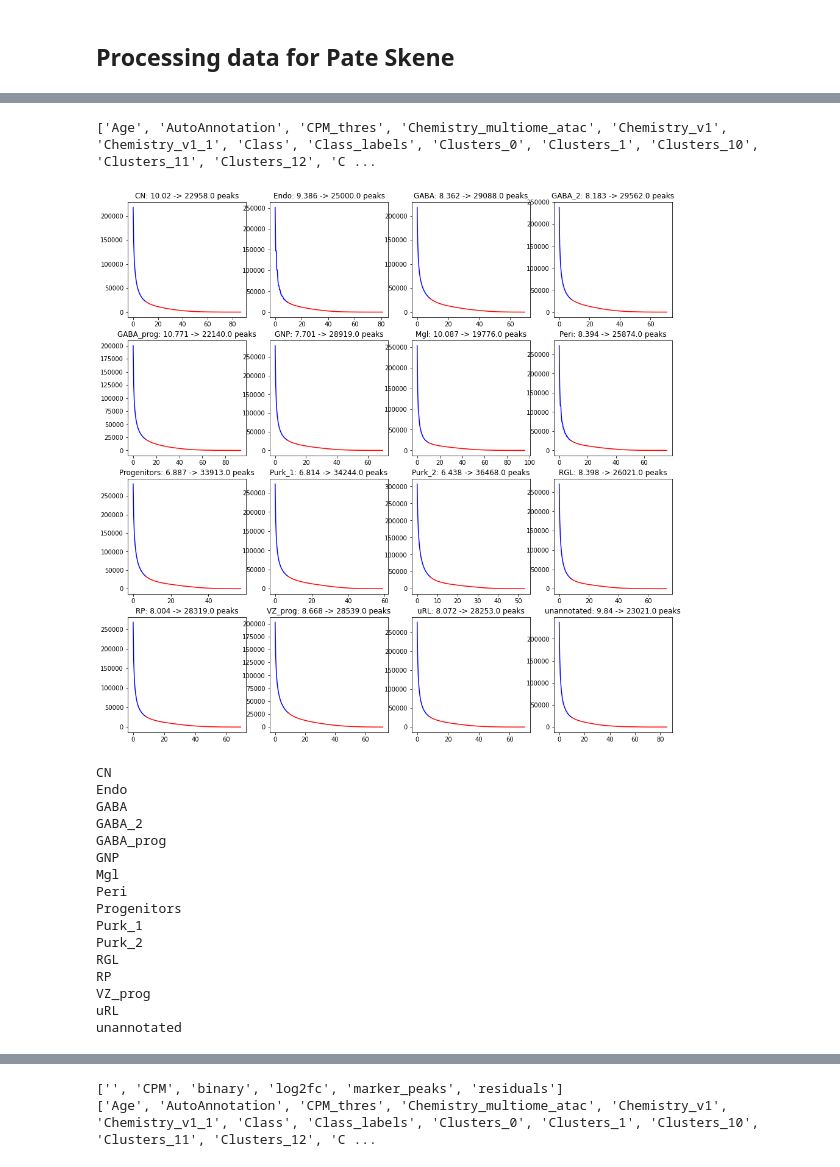
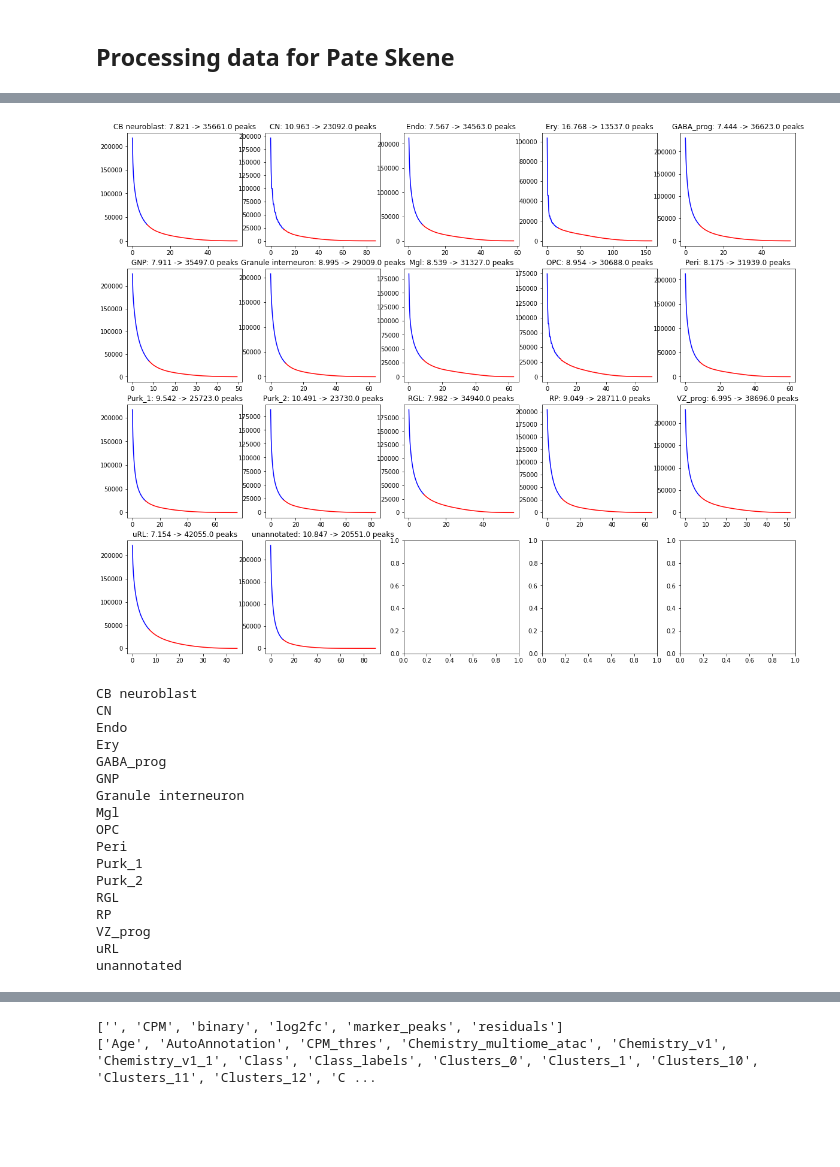
Before and after one commit to linnarsson-lab/chromograph, a Jupyter notebook: notebooks/Skene_HARs.ipynb, the cells around one changed output, grey strips where cells are left out. Saved outputs shown, nothing was run; the diff lists cells and outputs as text; code cells hidden in the pictures; blank space fills up the shorter version.

```diff
--- a/notebooks/Skene_HARs.ipynb
+++ b/notebooks/Skene_HARs.ipynb
@@ -913,4 +1496,0 @@ unannotated: NOBOX PRRX2 COE1 LHX2 DLX3 HXB4
-# %%
-with loompy.connect() as ds:
-    for i in range(ds.shape[1]):
-        print(f'{ds.ca.Class_labels[i]}: {ds.ca.MarkerGenes[i]}')
@@ -935,12 +1498,12 @@ unannotated: HBA1 AC108169.1 HBG1 HBG2 HBA2 TENM3-AS1
 with loompy.connect(f, 'r') as ds:
     with loompy.connect(RA.RNA_agg) as dsout:
         name = 'Cerebellum'
-        manifold(ds, os.path.join('/datb/sl/camiel/HARs/CB_Skene/Cerebellum/exported/', f"{name}_TSNE.png"), embedding = 'TSNE', feature = 'Class')
-        manifold(ds, os.path.join('/datb/sl/camiel/HARs/CB_Skene/Cerebellum/exported/', f"{name}_UMAP.png"), embedding = 'UMAP', feature = 'Class')
+        manifold(ds, os.path.join(outdir, f"{name}_TSNE.png"), embedding = 'TSNE', feature = 'Class')
+        manifold(ds, os.path.join(outdir, f"{name}_UMAP.png"), embedding = 'UMAP', feature = 'Class')
 
         ## RNA
-        manifold(ds, os.path.join('/datb/sl/camiel/HARs/CB_Skene/Cerebellum/exported/', f"{name}_RNA_TSNE.png"), list(dsout.ca.MarkerGenes), list(dsout.ca.AutoAnnotation), embedding = 'TSNE', feature = 'Class')
-        manifold(ds, os.path.join('/datb/sl/camiel/HARs/CB_Skene/Cerebellum/exported/', f"{name}_RNA_UMAP.png"), list(dsout.ca.MarkerGenes), list(dsout.ca.AutoAnnotation), embedding = 'UMAP', feature = 'Class')
+        manifold(ds, os.path.join(outdir, f"{name}_RNA_TSNE.png"), list(dsout.ca.MarkerGenes), list(dsout.ca.AutoAnnotation), embedding = 'TSNE', feature = 'Class')
+        manifold(ds, os.path.join(outdir, f"{name}_RNA_UMAP.png"), list(dsout.ca.MarkerGenes), list(dsout.ca.AutoAnnotation), embedding = 'UMAP', feature = 'Class')
 # %%
 with loompy.connect(f_agg) as ds:
     N_clusters_active = ds['binary'].map([np.sum], axis=0)[0]
@@ -959,4 +1522,11 @@ print(np.sum(N_clusters_active==15))
 with loompy.connect(f_agg) as ds:
     N_peaks_active = ds['binary'].map([np.sum], axis=1)[0]
     plt.hist(N_peaks_active, bins=15, alpha=.5)
+
+    plt.figure()
+    plt.scatter(N_peaks_active, ds.ca.NCells)
+    plt.xlim((0,50000))
+
+#     for label, N in zip(ds.ca.Class_labels, N_peaks_active):
+#         print(label, N)
 # %% [output]
@@ -963,0 +1535,14 @@ with loompy.connect(f_agg) as ds:
+# %%
+Npeaks = 25000
+
+with loompy.connect(f_agg) as ds:
+    print(ds.shape)
+    print(ds.layers.keys())
+    ds['fixed_number_binary'] = 'int8'
+
+    for i in range(ds.shape[1]):
+        valid =  np.argsort(ds['CPM'][:,i])[-Npeaks:]
+        x = np.zeros(ds.shape[0])
+        x[valid] = 1
+        ds['fixed_number_binary'][:,i] = x
+        print(dx[i], np.min(ds['CPM'][:,i][np.where(x)[0]]))
@@ -964,35 +1569,36 @@ with loompy.connect(f_agg) as ds:
 # %%
-class_to_label = {v:k for k,v in d.items()}
+# class_to_label = {v:k for k,v in d.items()}
 with loompy.connect(f_agg) as ds:
-    print(ds.ca.keys())
 
-    fig, ax = plt.subplots(4,4, figsize=(16, 16))
+    fig, ax = plt.subplots(4,5, figsize=(20, 16))
     ax = ax.flatten()
 
     for i in range(ds.shape[1]):
         t = ds.ca.CPM_thres[i]
 
         vals = ds['CPM'][:,i]
         values, base = np.histogram(vals, bins = 200)
         cumulative = np.cumsum(values)
 
         x = base[:-1]
         y = len(vals)-cumulative
 
         ax[i].plot(x[x<=t],y[x<=t], c='blue')
         ax[i].plot(x[x>=t],y[x>=t], c='red')
-        ax[i].set_title(f'{class_to_label[ds.ca.Class[i]]}: {np.round(t, 3)} -> {N_peaks_active[i]} peaks')
+        ax[i].set_title(f'{dx[ds.ca.Class[i]]}: {np.round(t, 3)} -> {N_peaks_active[i]} peaks')
 # %% [output]
-['Age', 'AutoAnnotation', 'CPM_thres', 'Chemistry_multiome_atac', 'Chemistry_v1', 'Chemistry_v1_1', 'Class', 'Class_labels', 'Clusters_0', 'Clusters_1', 'Clusters_10', 'Clusters_11', 'Clusters_12', 'C ...
-[figure, old version]
+[figure, new version]
 # %%
 from pybedtools import BedTool
 
 f_agg = '/datb/sl/camiel/HARs/CB_Skene/Cerebellum/Cerebellum_peaks.agg.loom'
-outdir = '/datb/sl/camiel/HARs/CB_Skene/Cerebellum/beds'
-outdir_bedgraph = '/datb/sl/camiel/HARs/CB_Skene/Cerebellum/beds_pileup'
+vardir = '/datb/sl/camiel/HARs/CB_Skene/Cerebellum/variable'
+outdir = os.path.join(vardir, 'beds')
+outdir_bedgraph = os.path.join(vardir, 'beds_pileup')
 
-class_to_label = {v:k for k,v in d.items()}
+if not os.path.isdir(vardir):
+    os.mkdir(vardir)
+
 with loompy.connect(f_agg) as ds:
 
     for x in [outdir, outdir_bedgraph]:
@@ -1000,7 +1606,7 @@ with loompy.connect(f_agg) as ds:
             os.mkdir(x)
 
     for i in range(ds.shape[1]):
-        cell_type = class_to_label[ds.ca.Class[i]]
+        cell_type = dx[ds.ca.Class[i]]
         print(cell_type)
         x = np.where(ds['binary'][:,i])[0]
 
@@ -1009,16 +1615,21 @@ with loompy.connect(f_agg) as ds:
 
         df = pd.DataFrame.from_dict({'chrom': ds.ra.Chr[x], 'chromStart': ds.ra.Start[x], 'chromEnd': ds.ra.End[x], 'CPM': ds['CPM'][:,i][x]})
         BedTool.from_dataframe(df).saveas(os.path.join(outdir_bedgraph, f'{cell_type}.bedgraph'))
+
+    N_clusters_active = ds['binary'].map([np.sum], axis=0)[0]
+    df = pd.DataFrame.from_dict({'chrom': ds.ra.Chr, 'chromStart': ds.ra.Start, 'chromEnd': ds.ra.End, 'name': ds.ra.ID, 'N_clusters': N_clusters_active})
+    BedTool.from_dataframe(df).saveas(os.path.join(outdir, f'All_peaks.bed'))
 # %% [output]
+CB neuroblast
 CN
 Endo
-GABA
-GABA_2
+Ery
 GABA_prog
 GNP
+Granule interneuron
 Mgl
+OPC
 Peri
-Progenitors
 Purk_1
 Purk_2
 RGL
```
Also changed, not shown: parts of 45 cells of this notebook, 35 other files.
